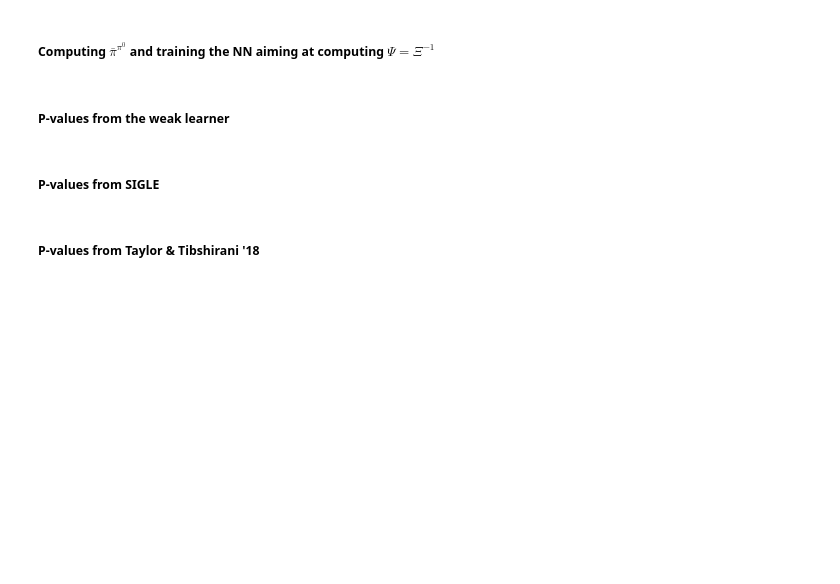
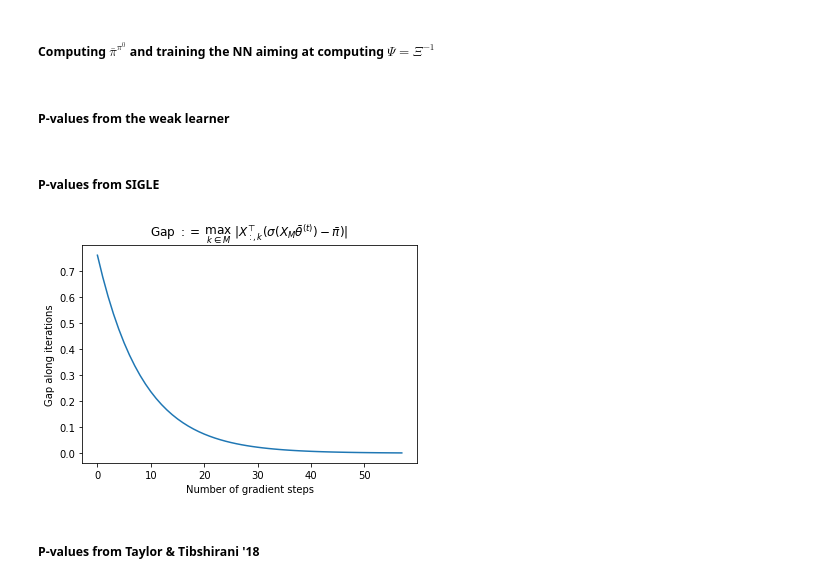
Before and after one commit to quentin-duchemin/SIGLE, a Jupyter notebook: SIGLE.ipynb, the cells around one changed output. Cells and saved outputs as stored; diff of their text form; code cells hidden in the pictures; blank space fills up the shorter version.

```diff
--- a/SIGLE.ipynb
+++ b/SIGLE.ipynb
@@ -162,3 +162,11 @@ lspvals_selec, lspvals_sat = pval_SIGLE(states, X, M, barpi, net=None, use_net_M
+# %%
+plt.plot(gaps)
+plt.xlabel('Number of gradient steps')
+plt.ylabel('Gap along iterations')
+plt.title('Gap $:= \; \\max_{k\in M}\; |X_{:,k}^{\\top}( \sigma(X_M \\bar{\\theta}^{(t)})-\\bar \\pi)|$')
+plt.show()
+# %% [output]
+[figure, added]
 # %% [markdown]
 ##### P-values from Taylor & Tibshirani '18
 # %%
```
Also changed, not shown: parts of 7 cells of this notebook, 1 other file.
